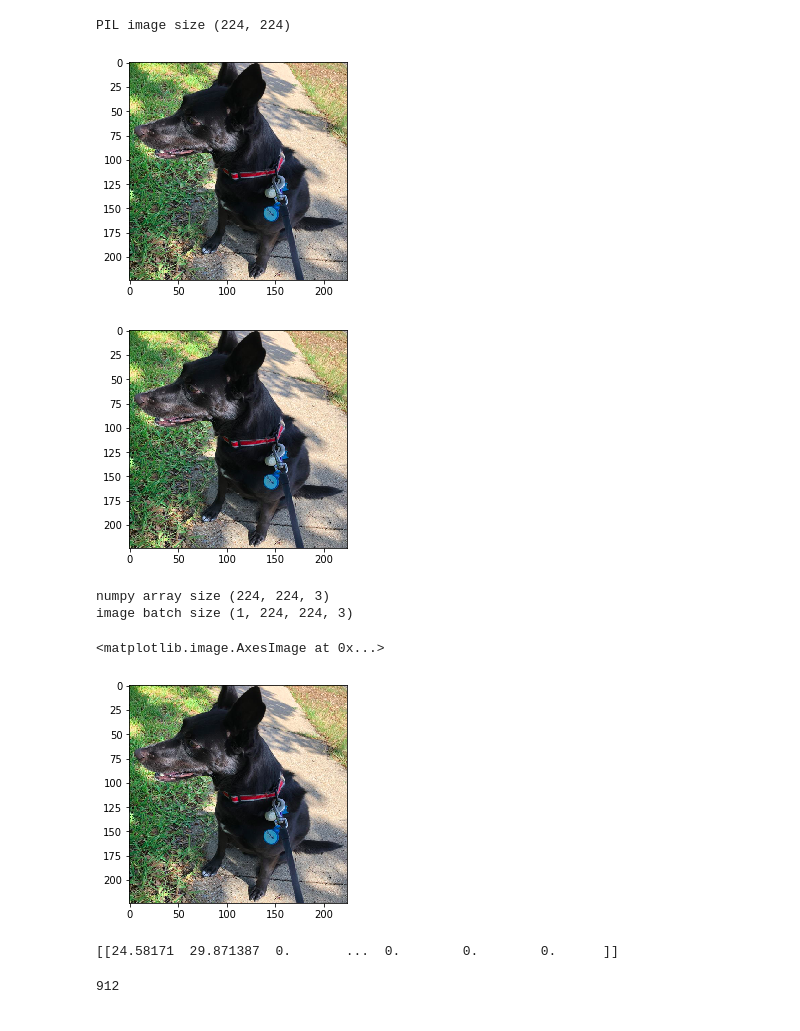
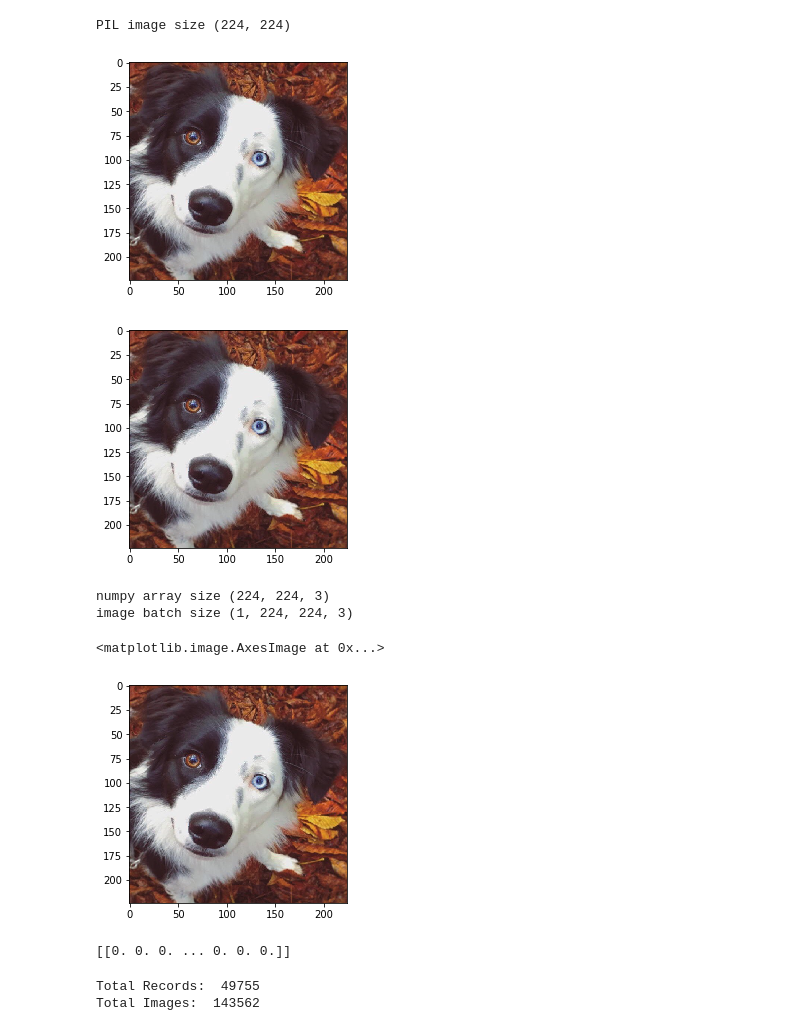
Before and after one commit to drunkONdata/fetch_dog_adoption, a Jupyter notebook: fetch_demo.ipynb, the cells around one changed output. Saved outputs shown, nothing was run; the diff lists cells and outputs as text; code cells hidden in the pictures.

```diff
--- a/fetch_demo.ipynb
+++ b/fetch_demo.ipynb
@@ -33,42 +33,43 @@ model.outputs = [model.layers[-1].output]
 #Stripped down model with 4096 category output
 # %%
 #filename_a = 'data/aww.png'
-#filename_a = 'data/test1.png'
+filename_a = 'data/test1.png'
 #filename_a = 'data/test2.png'
 #filename_a = 'data/test3.png'
 #filename_a = 'data/mossy1.png'
 #filename_a = 'data/Nibu.png'
-filename_a = 'data/dyno.png'
+#filename_a = 'data/dyno.png'
+#filename_a = 'data/cool.png'
 
 # Load image in PIL format
 original_a = load_img(filename_a, target_size=(224, 224))
 print('PIL image size', original_a.size)
 plt.imshow(original_a)
 plt.show()
 
 # Convert PIL image to NumPy array
 # IN PIL - image is in (width, height, channel)
 # In Numpy - image is in (height, width, channel)
 numpy_image_a = img_to_array(original_a)
 plt.imshow(np.uint8(numpy_image_a))
 plt.show()
 print('numpy array size',numpy_image_a.shape)
 
 # Convert the image / images into batch format
 # expand_dims will add an extra dimension to the data at a particular axis
 # We want the input matrix to the network to be of the form (batchsize, height, width, channels)
 # Thus we add the extra dimension to the axis 0.
 image_batch_a = np.expand_dims(numpy_image_a, axis=0)
 print('image batch size', image_batch_a.shape)
 plt.imshow(np.uint8(image_batch_a[0]))
 # %% [output]
 PIL image size (224, 224)
-[figure, old version]
+[figure, new version]
-[figure, old version]
+[figure, new version]
 numpy array size (224, 224, 3)
 image batch size (1, 224, 224, 3)
 <matplotlib.image.AxesImage at 0x...>
-[figure, old version]
+[figure, new version]
 # %%
 # prepare the image for the VGG model
 #processed_image = vgg16.preprocess_input(image_batch.copy())
@@ -88,10 +89,4 @@ print(predictions_a)
 #label = decode_predictions(predictions)
 #print(label)
 # %% [output]
-[[24.58171  29.871387  0.       ...  0.        0.        0.      ]]
+[[0. 0. 0. ... 0. 0. 0.]]
-# %%
-len(np.where(predictions_a > 0)[1])
-
-#durka = predictions_a
-# %% [output]
-912
@@ -103,5 +102,10 @@ for feature_array in feature_array_list:
     cosine_score = distance.cosine(feature_array.flatten(), durka.flatten())
     results.append(cosine_score)
+# %%
+combined_df, combined_imgs = load_RG_data()
+# %% [output]
+Total Records:  49755
+Total Images:  143562
 # %%
 dog_url = combined_df.ImageUrl[0:4750]
 zipped_dogs = list(zip(dog_url.tolist(),results))
```
Also changed, not shown: parts of 9 cells of this notebook, 11 other files.
